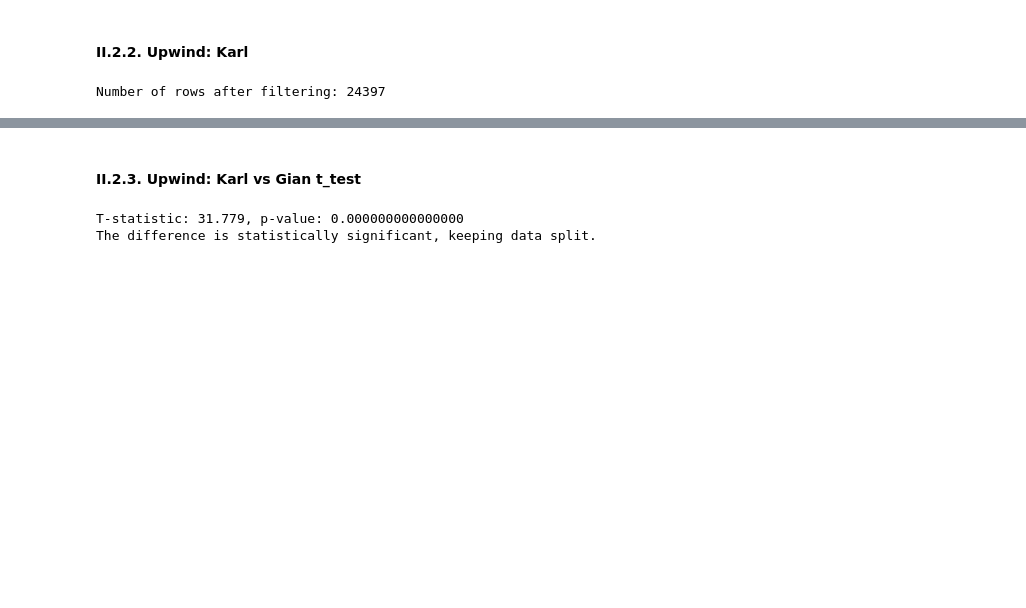
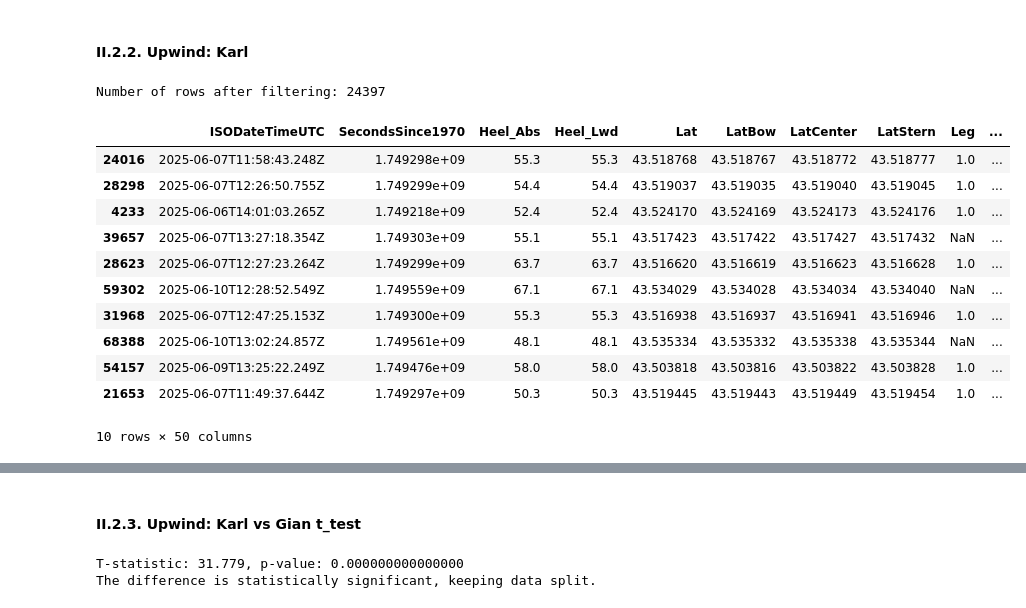
Before and after one commit to HusamJubranEPFL/FormulaKiteDataAnalysis, a Jupyter notebook: Straight Run/analysis.ipynb, the cells around one changed output, grey strips where cells are left out. Cells and saved outputs as stored; diff of their text form; code cells hidden in the pictures; blank space fills up the shorter version.

```diff
--- a/Straight Run/analysis.ipynb
+++ b/Straight Run/analysis.ipynb
@@ -214,6 +205,21 @@ df_numeric_karl_upwind.dropna(subset=["SOG"], inplace=True)
 print(f"Number of rows after filtering: {len(df_numeric_karl_upwind)}")
 # %% [output]
 Number of rows after filtering: 24397
+# %%
+karl_data_upwind.sample(10)
+# %% [output]
+|  | ISODateTimeUTC | SecondsSince1970 | Heel_Abs | Heel_Lwd | Lat | LatBow | LatCenter | LatStern | Leg | ... |
+| 24016 | 2025-06-07T11:58:43.248Z | 1.749298e+09 | 55.3 | 55.3 | 43.518768 | 43.518767 | 43.518772 | 43.518777 | 1.0 | ... |
+| 28298 | 2025-06-07T12:26:50.755Z | 1.749299e+09 | 54.4 | 54.4 | 43.519037 | 43.519035 | 43.519040 | 43.519045 | 1.0 | ... |
+| 4233 | 2025-06-06T14:01:03.265Z | 1.749218e+09 | 52.4 | 52.4 | 43.524170 | 43.524169 | 43.524173 | 43.524176 | 1.0 | ... |
+| 39657 | 2025-06-07T13:27:18.354Z | 1.749303e+09 | 55.1 | 55.1 | 43.517423 | 43.517422 | 43.517427 | 43.517432 | NaN | ... |
+| 28623 | 2025-06-07T12:27:23.264Z | 1.749299e+09 | 63.7 | 63.7 | 43.516620 | 43.516619 | 43.516623 | 43.516628 | 1.0 | ... |
+| 59302 | 2025-06-10T12:28:52.549Z | 1.749559e+09 | 67.1 | 67.1 | 43.534029 | 43.534028 | 43.534034 | 43.534040 | NaN | ... |
+| 31968 | 2025-06-07T12:47:25.153Z | 1.749300e+09 | 55.3 | 55.3 | 43.516938 | 43.516937 | 43.516941 | 43.516946 | 1.0 | ... |
+| 68388 | 2025-06-10T13:02:24.857Z | 1.749561e+09 | 48.1 | 48.1 | 43.535334 | 43.535332 | 43.535338 | 43.535344 | NaN | ... |
+| 54157 | 2025-06-09T13:25:22.249Z | 1.749476e+09 | 58.0 | 58.0 | 43.503818 | 43.503816 | 43.503822 | 43.503828 | 1.0 | ... |
+| 21653 | 2025-06-07T11:49:37.644Z | 1.749297e+09 | 50.3 | 50.3 | 43.519445 | 43.519443 | 43.519449 | 43.519454 | 1.0 | ... |
+10 rows × 50 columns
 # %%
 full_analysis(df_numeric_karl_upwind, target_variable="SOG", max_null_ratio=MAX_NULL_RATIO)
 # %% [output]
```
Also changed, not shown: parts of 11 cells of this notebook, 5 other files.
